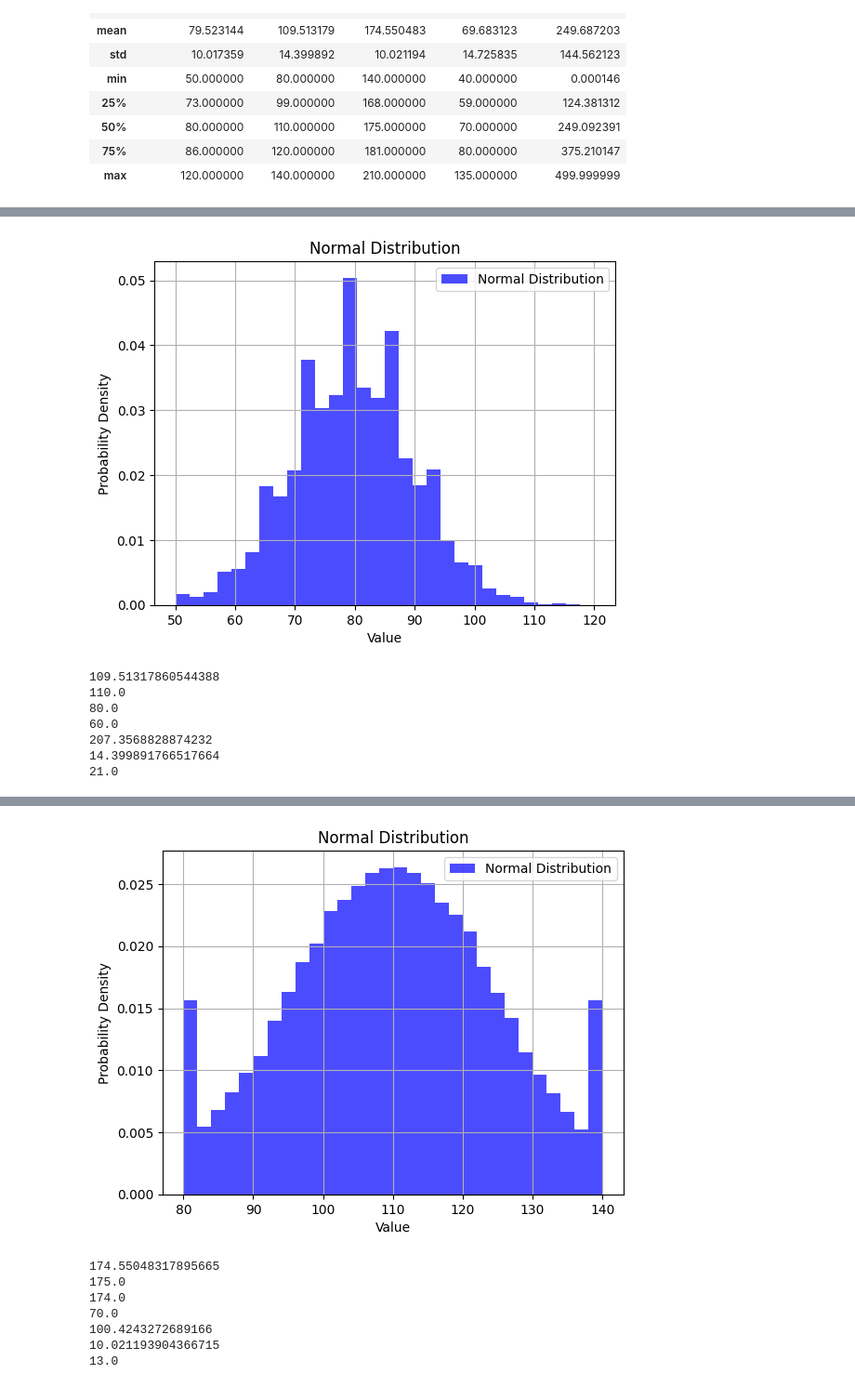
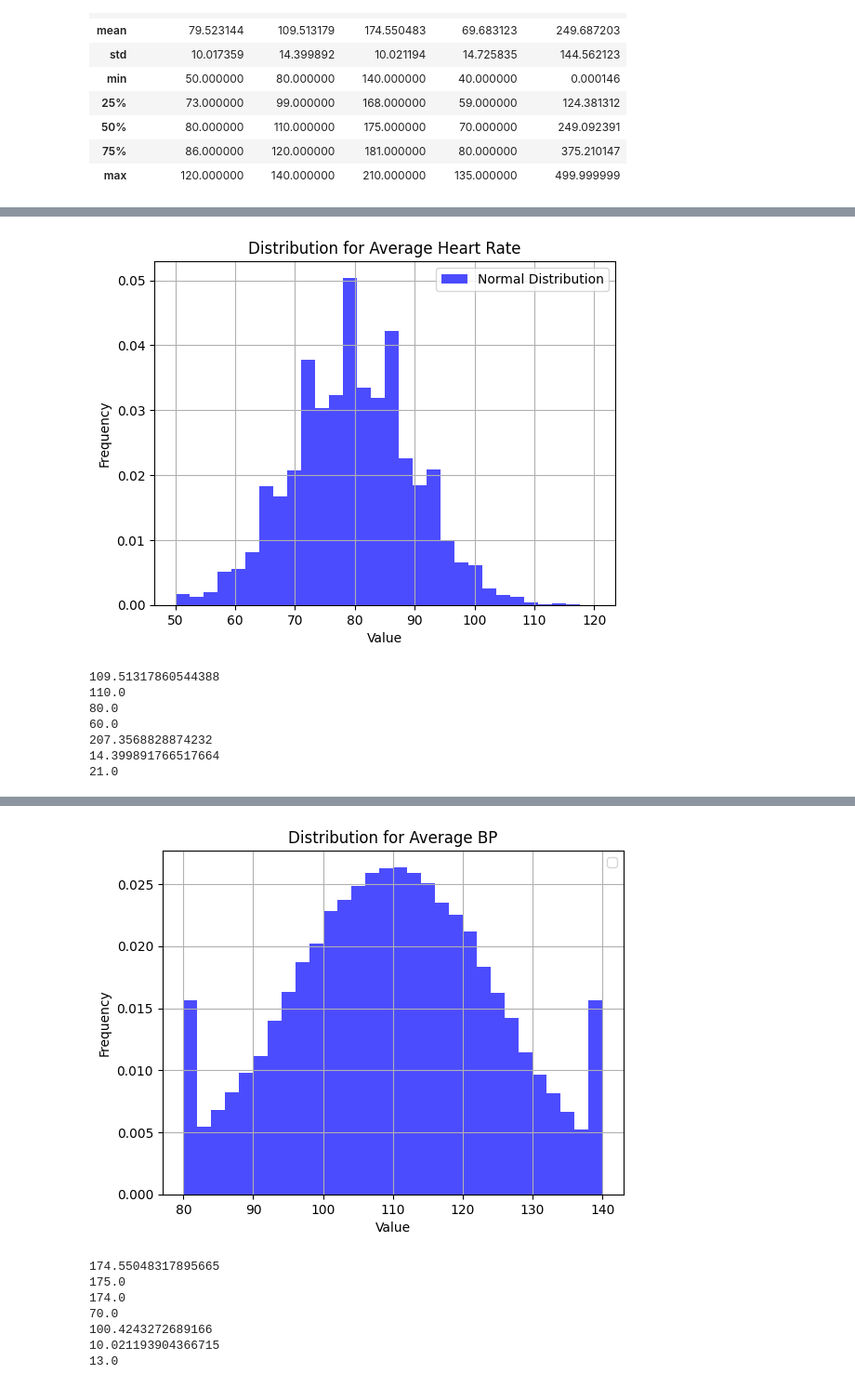
Before and after one commit to EugeneHsiung/datasci_3_eda, a Jupyter notebook: datasci_3_eda.ipynb, the cells around one changed output, grey strips where cells are left out. Shown: that part at 93% size. Saved outputs shown, nothing was run; the diff lists cells and outputs as text; code cells hidden in the pictures.

```diff
--- a/datasci_3_eda.ipynb
+++ b/datasci_3_eda.ipynb
@@ -214,14 +215,14 @@ print(iqr3)
 # %%
 # Histogram for Average Heart Rate
 plt.hist(df['Average Heart Rate'], bins=30, density=True, alpha=0.7, color='blue', label='Normal Distribution')
-plt.title('Normal Distribution')
+plt.title('Distribution for Average Heart Rate')
 plt.xlabel('Value')
-plt.ylabel('Probability Density')
+plt.ylabel('Frequency')
 plt.legend()
 plt.grid(True)
 plt.show()
 # %% [output]
-[figure, old version]
+[figure, new version]
 # %%
 # Central tendency and measures of spread for Average BP
 mean = df['Average BP'].mean()
@@ -249,10 +250,10 @@ print(iqr)
 21.0
 # %%
 # Histogram for Average BP
-plt.hist(df['Average BP'], bins=30, density=True, alpha=0.7, color='blue', label='Normal Distribution')
-plt.title('Normal Distribution')
+plt.hist(df['Average BP'], bins=30, density=True, alpha=0.7, color='blue')
+plt.title('Distribution for Average BP')
 plt.xlabel('Value')
-plt.ylabel('Probability Density')
+plt.ylabel('Frequency')
 plt.legend()
 plt.grid(True)
 plt.show()
@@ -260,4 +262,4 @@ plt.show()
-[figure, old version]
+[figure, new version]
 # %%
 # Central tendency and measures of spread for Height (in cm)
 mean1 = df['Height (in cm)'].mean()
```
Also changed, not shown: parts of 22 cells of this notebook.
